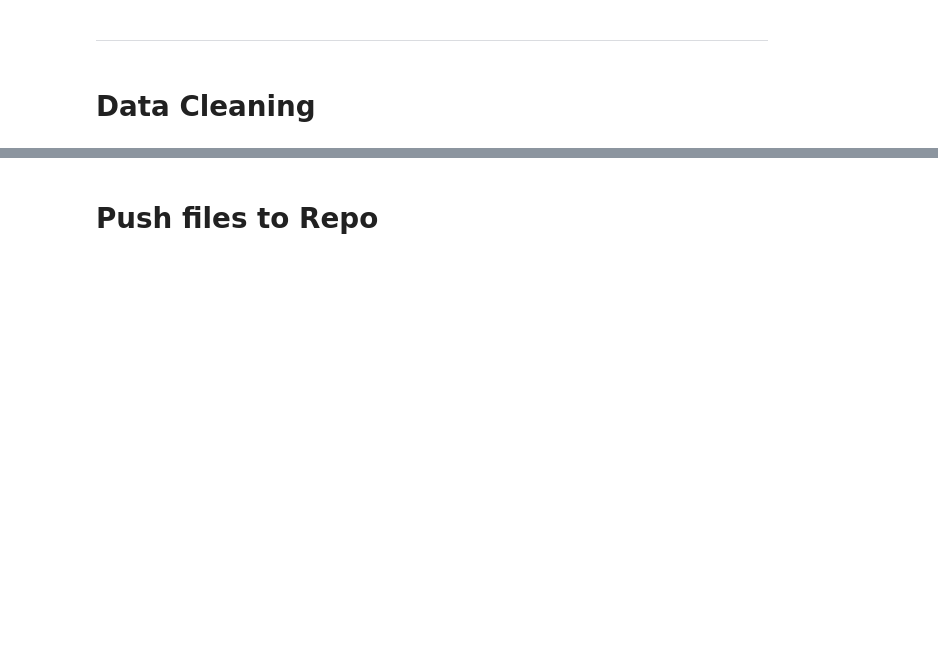
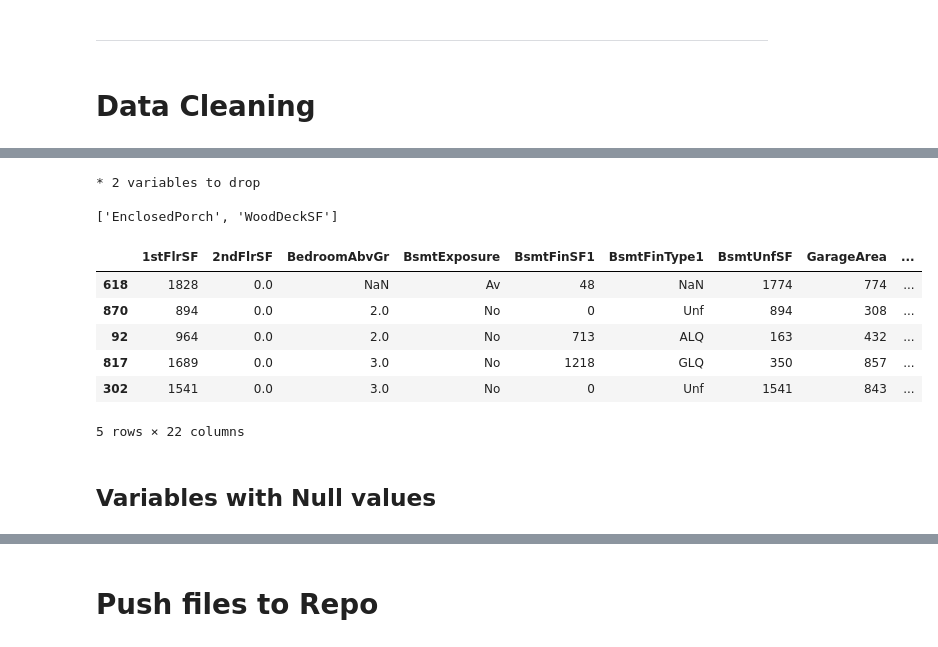
Before and after one commit to totes7/project-portfolio-5, a Jupyter notebook: jupyter_notebooks/03 - DataCleaning.ipynb, the cells around one changed output, grey strips where cells are left out. Cells and saved outputs as stored; diff of their text form; code cells hidden in the pictures; blank space fills up the shorter version.

```diff
--- a/jupyter_notebooks/03 - DataCleaning.ipynb
+++ b/jupyter_notebooks/03 - DataCleaning.ipynb
@@ -207,0 +309,9 @@ OverallQual and GrLivingArea have the highest correlation with SalePrice and bot
+# %%
+from sklearn.model_selection import train_test_split
+TrainSet, TestSet, _, __ = train_test_split(
+                                        df,
+                                        df['SalePrice'],
+                                        test_size=0.2,
+                                        random_state=0)
+
+print(f"TrainSet shape: {TrainSet.shape} \nTestSet shape: {TestSet.shape}")
@@ -207,0 +341,26 @@ OverallQual and GrLivingArea have the highest correlation with SalePrice and bot
+# %%
+variables_method = ['EnclosedPorch', 'WoodDeckSF']
+
+print(f"* {len(variables_method)} variables to drop \n\n"
+    f"{variables_method}")
+# %% [output]
+* 2 variables to drop
+
+['EnclosedPorch', 'WoodDeckSF']
+# %%
+from feature_engine.selection import DropFeatures
+variables = ['EnclosedPorch', 'WoodDeckSF']
+imputer = DropFeatures(features_to_drop=variables)
+imputer.fit(TrainSet)
+TrainSet, TestSet = imputer.transform(TrainSet), imputer.transform(TestSet)
+TrainSet.head()
+# %% [output]
+|  | 1stFlrSF | 2ndFlrSF | BedroomAbvGr | BsmtExposure | BsmtFinSF1 | BsmtFinType1 | BsmtUnfSF | GarageArea | ... |
+| 618 | 1828 | 0.0 | NaN | Av | 48 | NaN | 1774 | 774 | ... |
+| 870 | 894 | 0.0 | 2.0 | No | 0 | Unf | 894 | 308 | ... |
+| 92 | 964 | 0.0 | 2.0 | No | 713 | ALQ | 163 | 432 | ... |
+| 817 | 1689 | 0.0 | 3.0 | No | 1218 | GLQ | 350 | 857 | ... |
+| 302 | 1541 | 0.0 | 3.0 | No | 0 | Unf | 1541 | 843 | ... |
+5 rows × 22 columns
+# %% [markdown]
+## Variables with Null values
```
Also changed, not shown: parts of 61 cells of this notebook.
